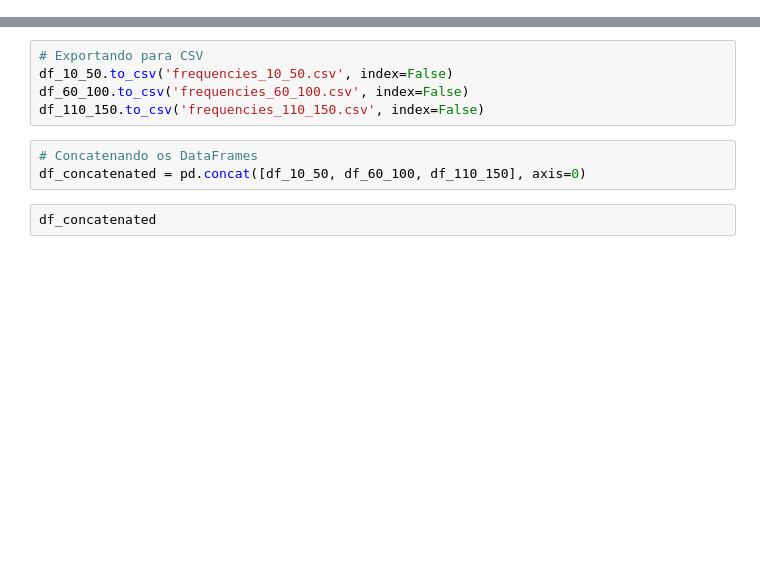
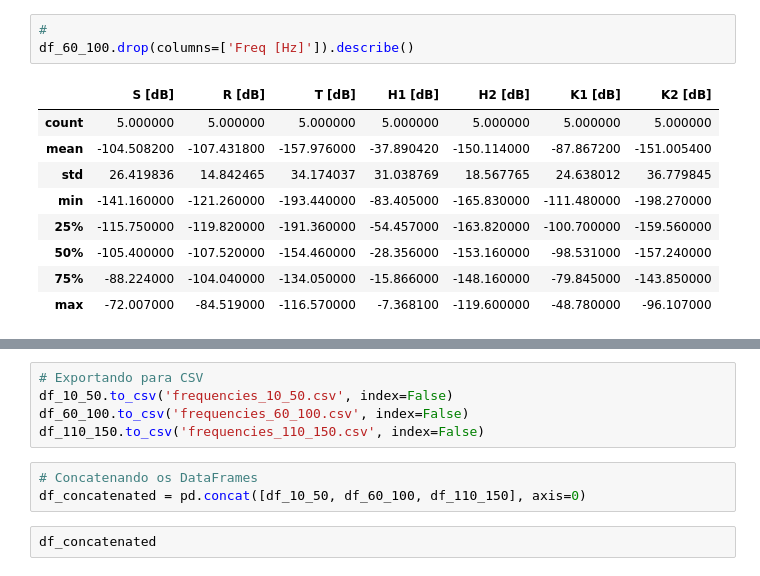
Before and after one commit to anderson-ferreira-83/Article_publish_comp_lattices_thin_plate_2023_anderson_83, a Jupyter notebook: sec4_2_res1_stat_descritive_lattices/results_tr_lattices_3_regions.ipynb, the cells around one changed output, grey strips where cells are left out. Saved outputs shown, nothing was run; the diff lists cells and outputs as text; blank space fills up the shorter version.

```diff
--- a/sec4_2_res1_stat_descritive_lattices/results_tr_lattices_3_regions.ipynb
+++ b/sec4_2_res1_stat_descritive_lattices/results_tr_lattices_3_regions.ipynb
@@ -70,0 +102,13 @@ df_110_150
+# %%
+#
+df_60_100.drop(columns=['Freq [Hz]']).describe()
+# %% [output]
+|  | S [dB] | R [dB] | T [dB] | H1 [dB] | H2 [dB] | K1 [dB] | K2 [dB] |
+| count | 5.000000 | 5.000000 | 5.000000 | 5.000000 | 5.000000 | 5.000000 | 5.000000 |
+| mean | -104.508200 | -107.431800 | -157.976000 | -37.890420 | -150.114000 | -87.867200 | -151.005400 |
+| std | 26.419836 | 14.842465 | 34.174037 | 31.038769 | 18.567765 | 24.638012 | 36.779845 |
+| min | -141.160000 | -121.260000 | -193.440000 | -83.405000 | -165.830000 | -111.480000 | -198.270000 |
+| 25% | -115.750000 | -119.820000 | -191.360000 | -54.457000 | -163.820000 | -100.700000 | -159.560000 |
+| 50% | -105.400000 | -107.520000 | -154.460000 | -28.356000 | -153.160000 | -98.531000 | -157.240000 |
+| 75% | -88.224000 | -104.040000 | -134.050000 | -15.866000 | -148.160000 | -79.845000 | -143.850000 |
+| max | -72.007000 | -84.519000 | -116.570000 | -7.368100 | -119.600000 | -48.780000 | -96.107000 |
```
Also changed, not shown: parts of 17 cells of this notebook.
